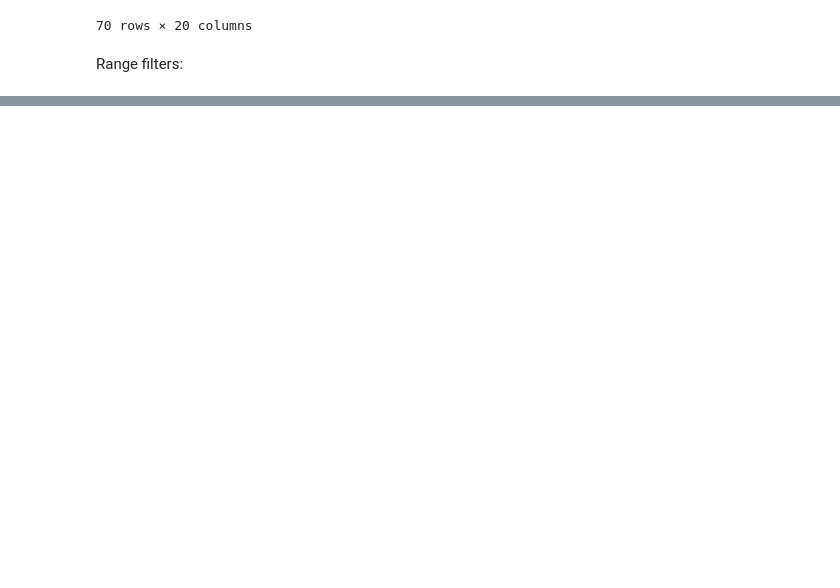
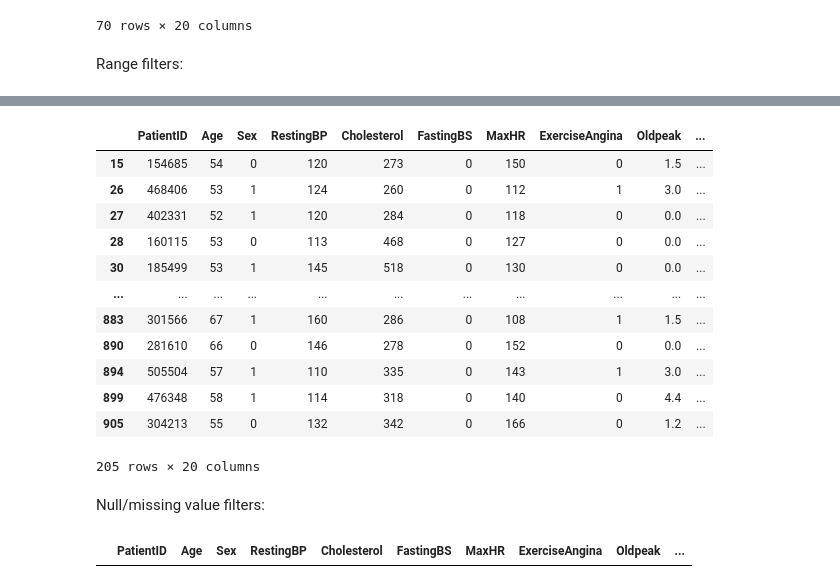
Before and after one commit to joshgitneve/heart-disease-analysis, a Jupyter notebook: heart_disease_exploration.ipynb, the cells around one changed output, grey strips where cells are left out. Cells and saved outputs as stored; diff of their text form; code cells hidden in the pictures; blank space fills up the shorter version.

```diff
--- a/heart_disease_exploration.ipynb
+++ b/heart_disease_exploration.ipynb
@@ -571 +575,25 @@ df[df['Cholesterol'].between(200, 300)]
 668 rows × 20 columns
+# %%
+#using query syntax when combing filters
+df.query('Age > 50 and Cholesterol > 250')
+# %% [output]
+|  | PatientID | Age | Sex | RestingBP | Cholesterol | FastingBS | MaxHR | ExerciseAngina | Oldpeak | ... |
+| 15 | 154685 | 54 | 0 | 120 | 273 | 0 | 150 | 0 | 1.5 | ... |
+| 26 | 468406 | 53 | 1 | 124 | 260 | 0 | 112 | 1 | 3.0 | ... |
+| 27 | 402331 | 52 | 1 | 120 | 284 | 0 | 118 | 0 | 0.0 | ... |
+| 28 | 160115 | 53 | 0 | 113 | 468 | 0 | 127 | 0 | 0.0 | ... |
+| 30 | 185499 | 53 | 1 | 145 | 518 | 0 | 130 | 0 | 0.0 | ... |
+| ... | ... | ... | ... | ... | ... | ... | ... | ... | ... | ... |
+| 883 | 301566 | 67 | 1 | 160 | 286 | 0 | 108 | 1 | 1.5 | ... |
+| 890 | 281610 | 66 | 0 | 146 | 278 | 0 | 152 | 0 | 0.0 | ... |
+| 894 | 505504 | 57 | 1 | 110 | 335 | 0 | 143 | 1 | 3.0 | ... |
+| 899 | 476348 | 58 | 1 | 114 | 318 | 0 | 140 | 0 | 4.4 | ... |
+| 905 | 304213 | 55 | 0 | 132 | 342 | 0 | 166 | 0 | 1.2 | ... |
+205 rows × 20 columns
+# %% [markdown]
+Null/missing value filters:
+# %%
+#rows with missing values in any column
+df[df.isnull().any(axis=1)]
+# %% [output]
+|  | PatientID | Age | Sex | RestingBP | Cholesterol | FastingBS | MaxHR | ExerciseAngina | Oldpeak | ... |
```
Also changed, not shown: parts of 41 cells of this notebook, 7 other files.
